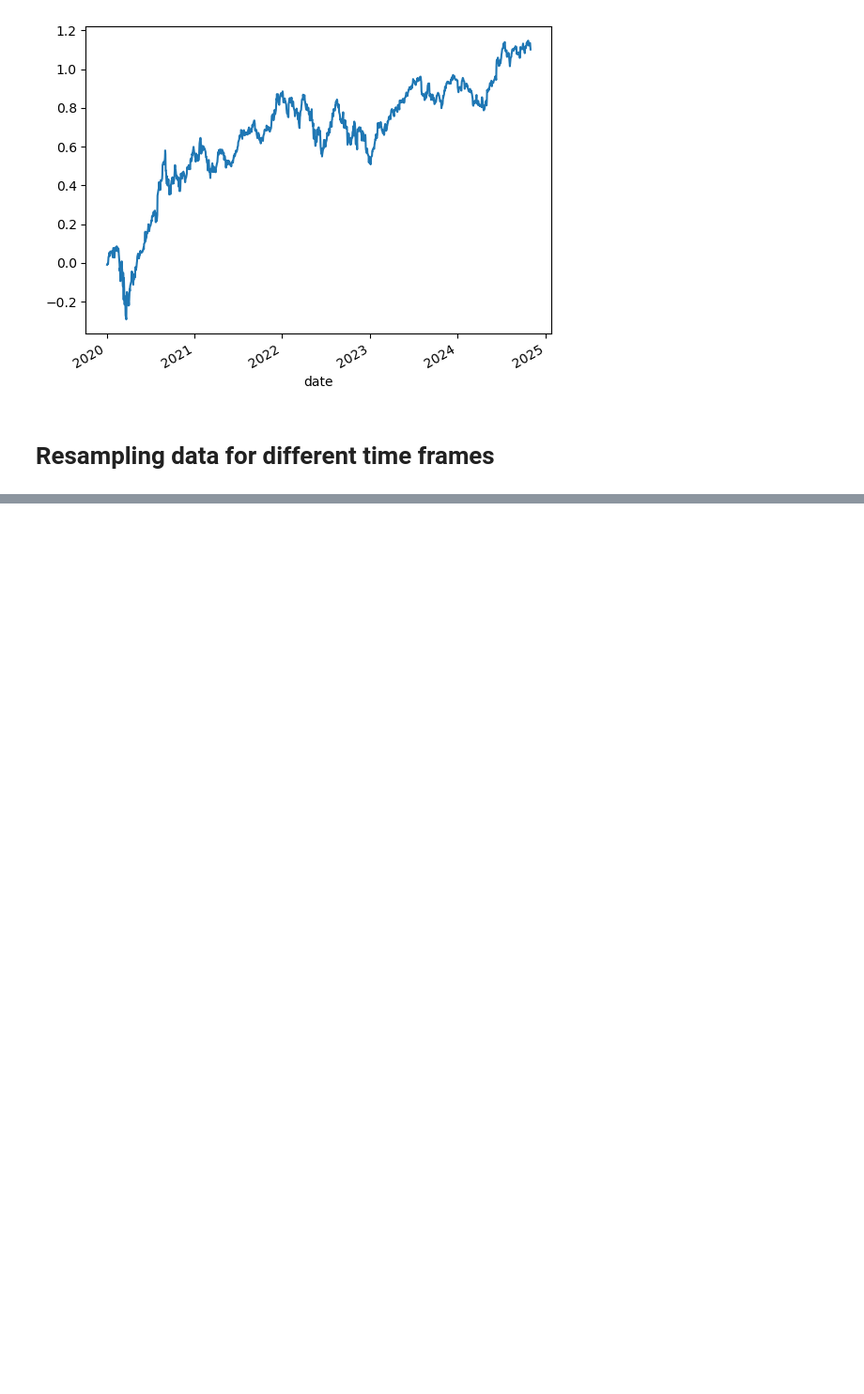
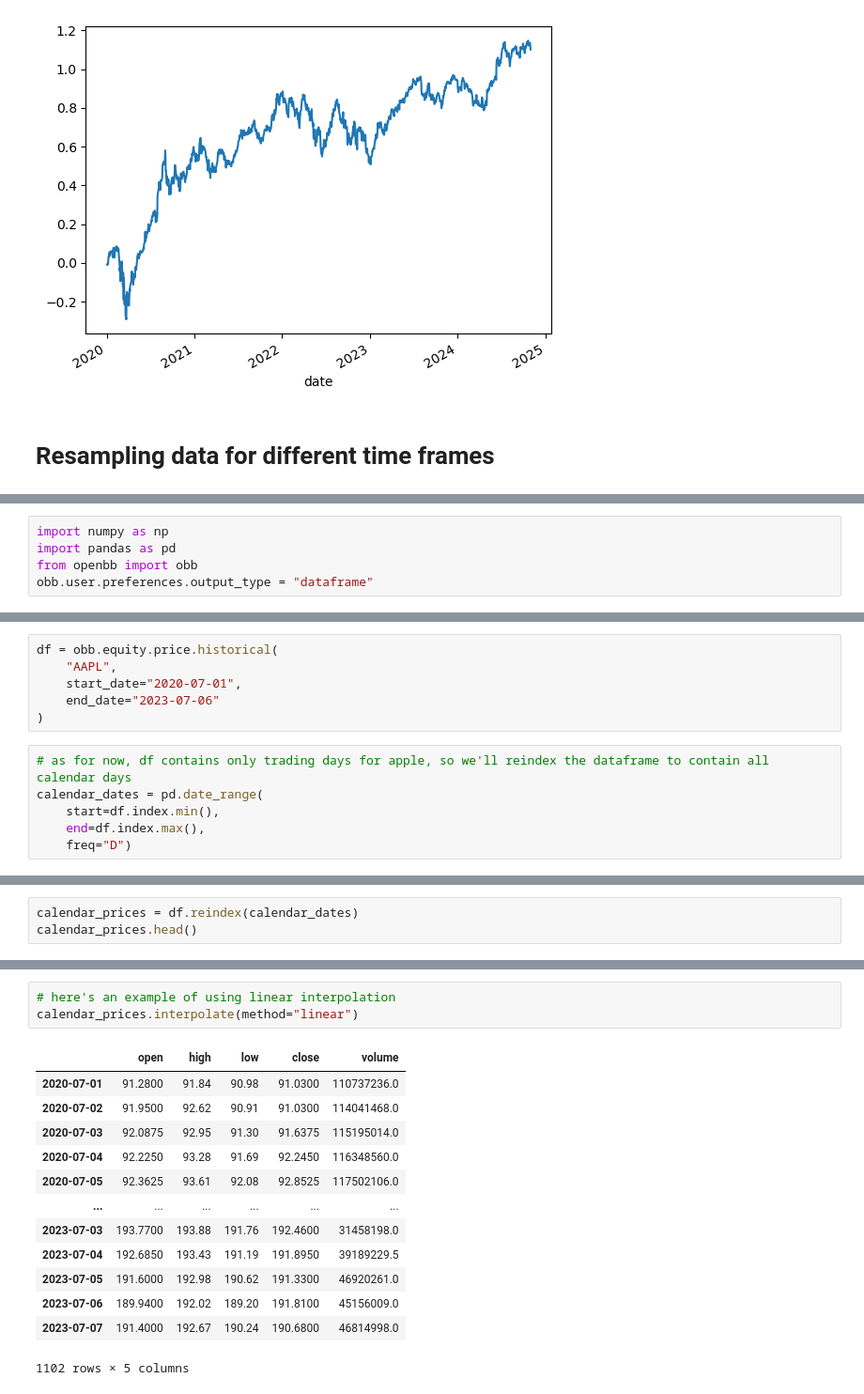
Before and after one commit to MichalPoleszczuk/Books, a Jupyter notebook: Python_for_Algorithmic_Trading_Cookbook/Chapter2/Notes_to_Chapter2.ipynb, the cells around one changed output, grey strips where cells are left out. Shown: that part at 94% size. Drawn from its saved outputs; the diff is of its cells as text; blank space fills up the shorter version.

```diff
--- a/Python_for_Algorithmic_Trading_Cookbook/Chapter2/Notes_to_Chapter2.ipynb
+++ b/Python_for_Algorithmic_Trading_Cookbook/Chapter2/Notes_to_Chapter2.ipynb
@@ -1042,0 +1047,5 @@ cumulative_log_returns.plot()
+# %%
+import numpy as np
+import pandas as pd
+from openbb import obb
+obb.user.preferences.output_type = "dataframe"
@@ -1042,0 +1106,12 @@ cumulative_log_returns.plot()
+# %%
+df = obb.equity.price.historical(
+    "AAPL",
+    start_date="2020-07-01",
+    end_date="2023-07-06"
+)
+# %%
+# as for now, df contains only trading days for apple, so we'll reindex the dataframe to contain all calendar days
+calendar_dates = pd.date_range(
+    start=df.index.min(),
+    end=df.index.max(),
+    freq="D")
@@ -1042,0 +1158,3 @@ cumulative_log_returns.plot()
+# %%
+calendar_prices = df.reindex(calendar_dates)
+calendar_prices.head()
@@ -1042,0 +1168,17 @@ cumulative_log_returns.plot()
+# %%
+# here's an example of using linear interpolation
+calendar_prices.interpolate(method="linear")
+# %% [output]
+|  | open | high | low | close | volume |
+| 2020-07-01 | 91.2800 | 91.84 | 90.98 | 91.0300 | 110737236.0 |
+| 2020-07-02 | 91.9500 | 92.62 | 90.91 | 91.0300 | 114041468.0 |
+| 2020-07-03 | 92.0875 | 92.95 | 91.30 | 91.6375 | 115195014.0 |
+| 2020-07-04 | 92.2250 | 93.28 | 91.69 | 92.2450 | 116348560.0 |
+| 2020-07-05 | 92.3625 | 93.61 | 92.08 | 92.8525 | 117502106.0 |
+| ... | ... | ... | ... | ... | ... |
+| 2023-07-03 | 193.7700 | 193.88 | 191.76 | 192.4600 | 31458198.0 |
+| 2023-07-04 | 192.6850 | 193.43 | 191.19 | 191.8950 | 39189229.5 |
+| 2023-07-05 | 191.6000 | 192.98 | 190.62 | 191.3300 | 46920261.0 |
+| 2023-07-06 | 189.9400 | 192.02 | 189.20 | 191.8100 | 45156009.0 |
+| 2023-07-07 | 191.4000 | 192.67 | 190.24 | 190.6800 | 46814998.0 |
+1102 rows × 5 columns
```
Also changed, not shown: parts of 24 cells of this notebook.
